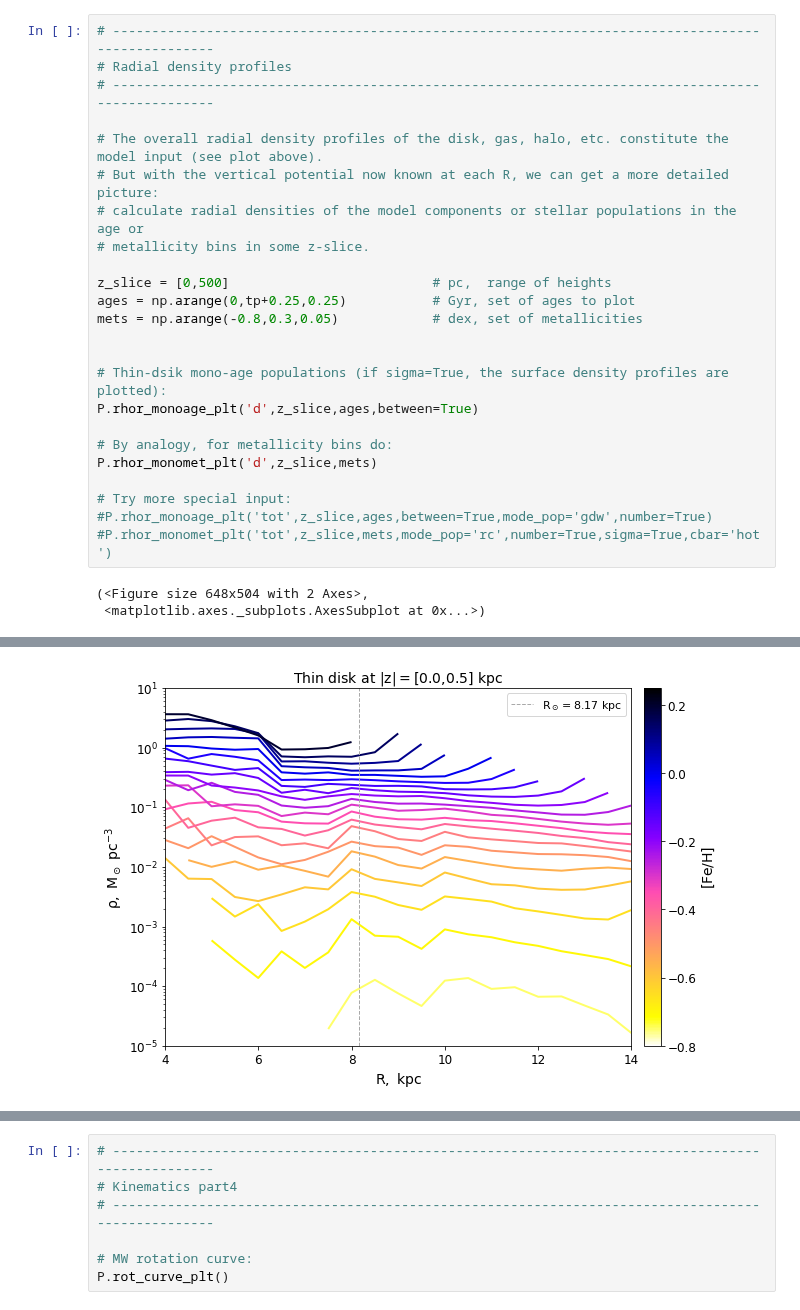
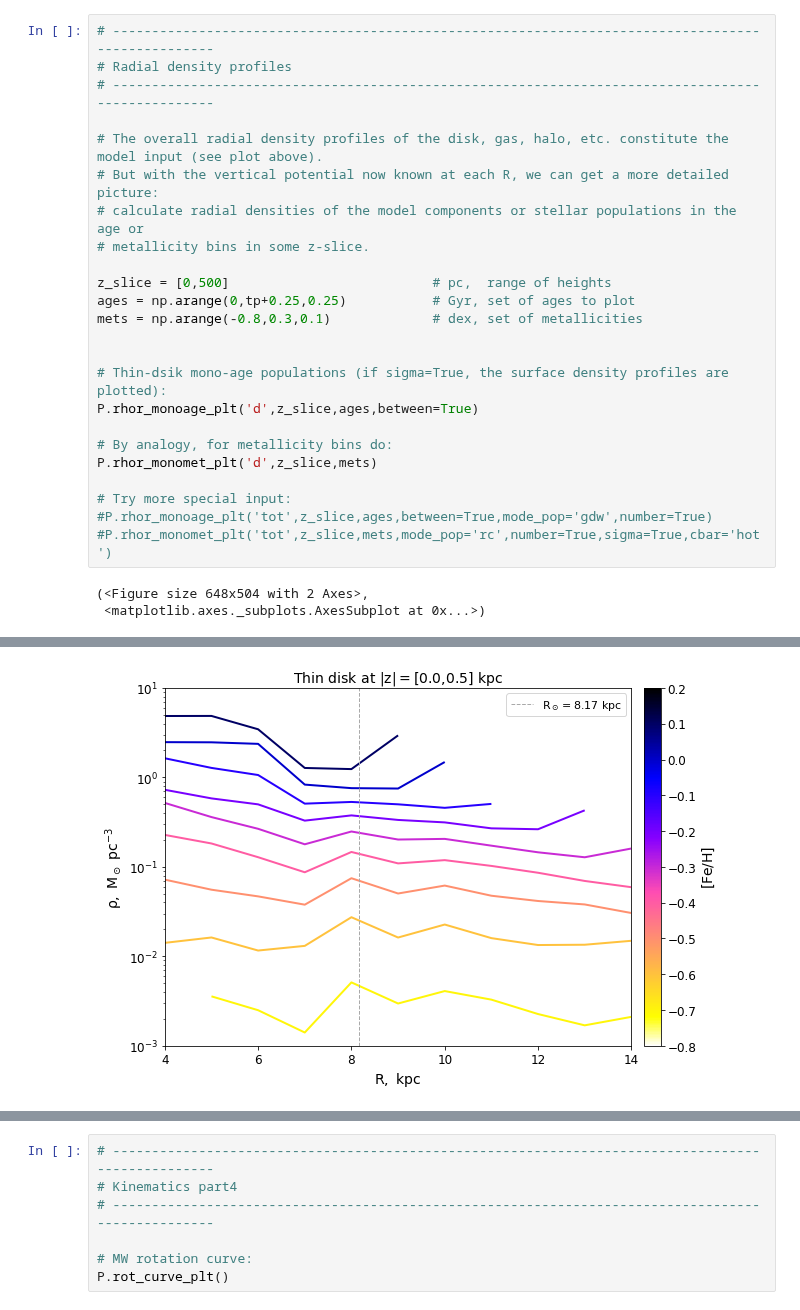
Before and after one commit to askenja/jjmodel, a Jupyter notebook: jjmodel/tutorials/tutorial2/No2_Getting_started--Global(basics).ipynb, the cells around one changed output, grey strips where cells are left out. Saved outputs shown, nothing was run; the diff lists cells and outputs as text.

```diff
--- a/jjmodel/tutorials/tutorial2/No2_Getting_started--Global(basics).ipynb
+++ b/jjmodel/tutorials/tutorial2/No2_Getting_started--Global(basics).ipynb
@@ -274,32 +281,32 @@ P.rhoz_monoage_plt(model_component,radius,ages,between=True,tab=tab_custom_d,num
 # %%
 # --------------------------------------------------------------------------------------------------
 # Radial density profiles
 # --------------------------------------------------------------------------------------------------
 
 # The overall radial density profiles of the disk, gas, halo, etc. constitute the model input (see plot above).
 # But with the vertical potential now known at each R, we can get a more detailed picture:
 # calculate radial densities of the model components or stellar populations in the age or
 # metallicity bins in some z-slice.
 
 z_slice = [0,500]                          # pc,  range of heights
 ages = np.arange(0,tp+0.25,0.25)           # Gyr, set of ages to plot
-mets = np.arange(-0.8,0.3,0.05)            # dex, set of metallicities
+mets = np.arange(-0.8,0.3,0.1)             # dex, set of metallicities
 
 
 # Thin-dsik mono-age populations (if sigma=True, the surface density profiles are plotted):
 P.rhor_monoage_plt('d',z_slice,ages,between=True)
 
 # By analogy, for metallicity bins do:
 P.rhor_monomet_plt('d',z_slice,mets)
 
 # Try more special input:
 #P.rhor_monoage_plt('tot',z_slice,ages,between=True,mode_pop='gdw',number=True)
 #P.rhor_monomet_plt('tot',z_slice,mets,mode_pop='rc',number=True,sigma=True,cbar='hot')
 # %% [output]
 (<Figure size 648x504 with 2 Axes>,
  <matplotlib.axes._subplots.AxesSubplot at 0x...>)
 [figure]
-[figure, old version]
+[figure, new version]
 # %%
 # --------------------------------------------------------------------------------------------------
 # Ages
```
Also changed, not shown: parts of 18 cells of this notebook, 2 other files.
